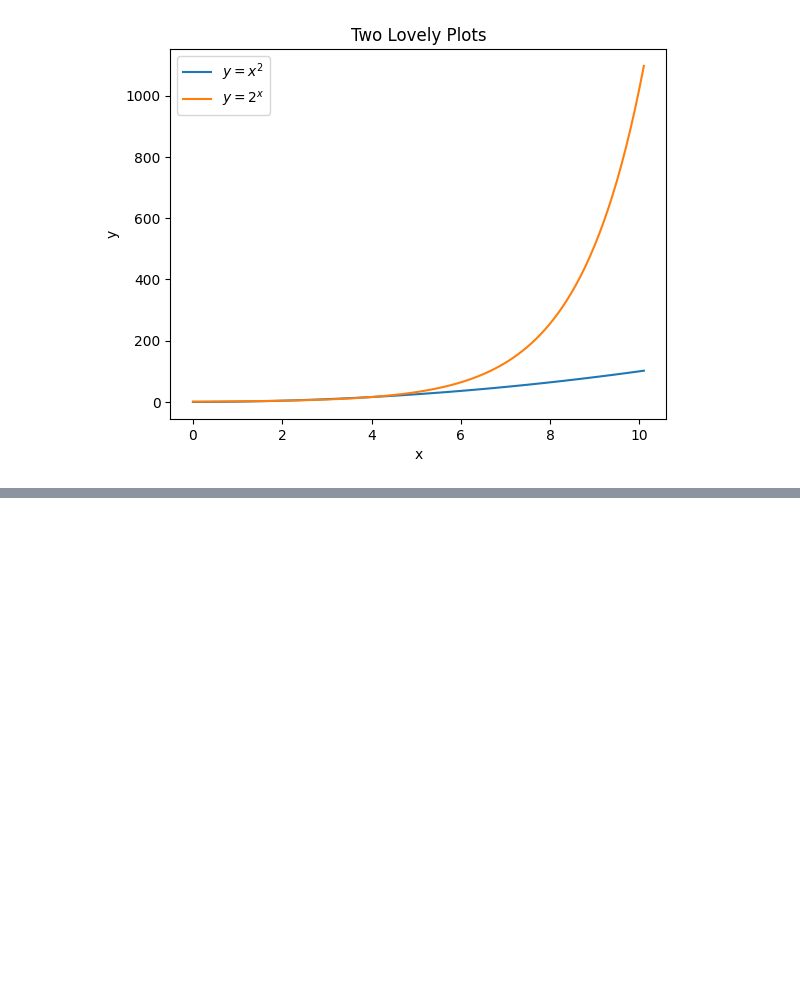
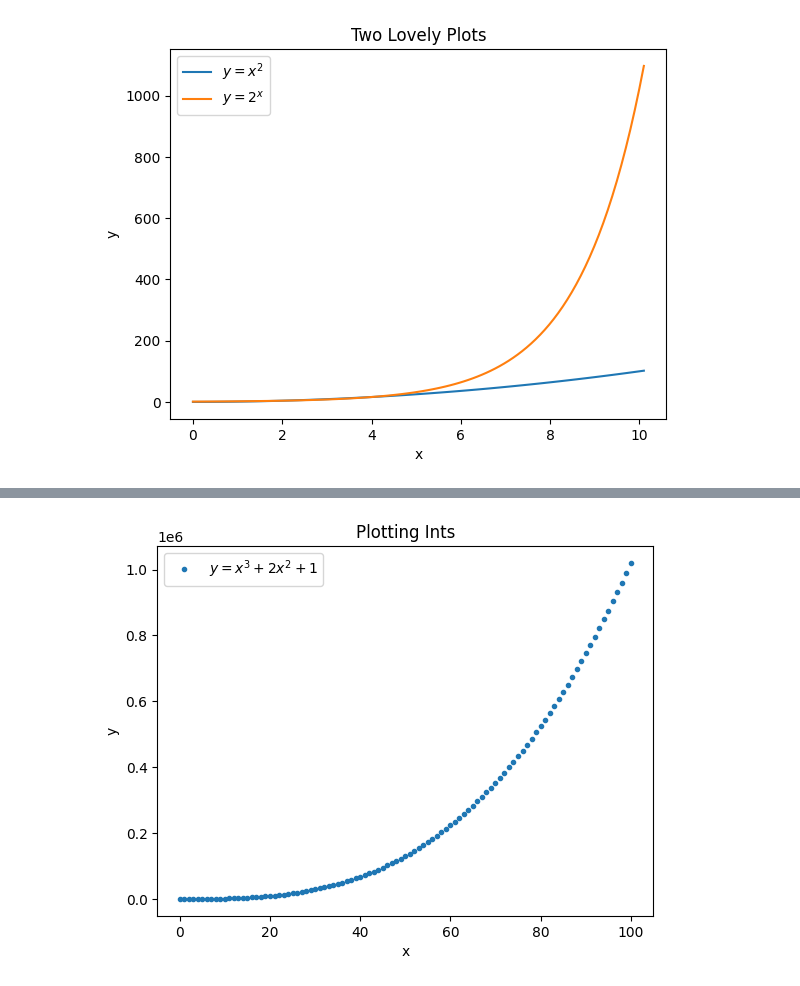
Before and after one commit to lorrainemorrissey/principles_of_data_analytics, a Jupyter notebook: matplotlip.ipynb, the cells around one changed output, grey strips where cells are left out. Saved outputs shown, nothing was run; the diff lists cells and outputs as text; code cells hidden in the pictures; blank space fills up the shorter version.

```diff
--- a/matplotlip.ipynb
+++ b/matplotlip.ipynb
@@ -100,0 +103,6 @@ plt.title('Two Lovely Plots');
+# %%
+# Domain of x values.
+x = np.linspace(0, 100, 101, dtype=int)
+
+#Show
+x
@@ -100,0 +122,7 @@ plt.title('Two Lovely Plots');
+# %%
+# x cubed plus 2 x squared plus 1
+
+y = x**3 + 2 * x**2 + 1
+
+#show Type
+y.dtype
@@ -100,0 +150,16 @@ plt.title('Two Lovely Plots');
+# %%
+# plot x vs y.
+plt.plot(x, y,".", label='$y = x^3 + 2x^2 + 1$')
+
+
+# Add a legend
+plt.legend()
+
+# Add labels
+plt.xlabel('x')
+plt.ylabel('y')
+
+# Add a title
+plt.title('Plotting Ints');
+# %% [output]
+[figure, added]
```
Also changed, not shown: parts of 5 cells of this notebook.
